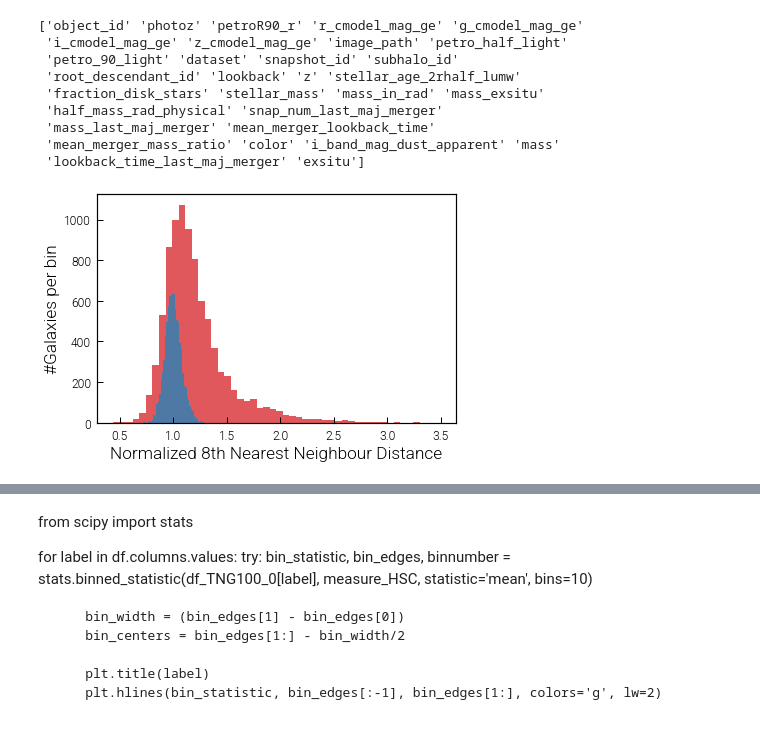
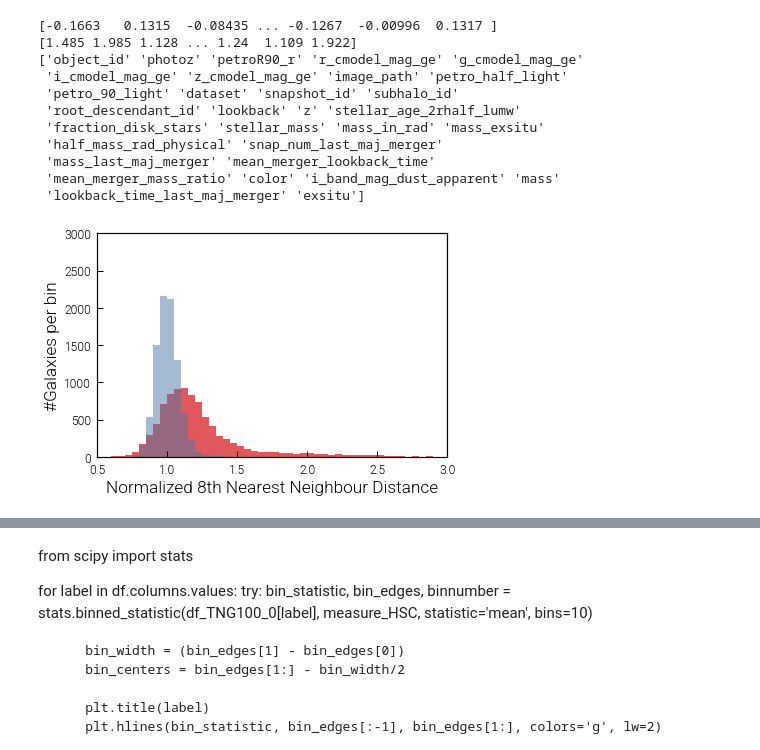
Before and after one commit to milchada/icm-clr, a Jupyter notebook: scripts/postprocessing/compare_distributions.ipynb, the cells around one changed output, grey strips where cells are left out. Drawn from its saved outputs; the diff is of its cells as text; code cells hidden in the pictures.

```diff
--- a/scripts/postprocessing/compare_distributions.ipynb
+++ b/scripts/postprocessing/compare_distributions.ipynb
@@ -6,9 +6,19 @@ import pandas as pd
 with open('../../postprocessing/representation.npy', 'rb') as f:
     rep = np.load(f)
 
+from sklearn.preprocessing import StandardScaler
+scaler = StandardScaler()
+scaler.fit(rep)
+rep_scaled = scaler.transform(rep)
+
+print(np.mean(rep, axis=1))
+print(np.std(rep, axis=1))
+
 df = pd.read_csv('../../dataset/m_test.csv')
 print(df.columns.values)
 # %% [output]
+[-0.1663   0.1315  -0.08435 ... -0.1267  -0.00996  0.1317 ]
+[1.485 1.985 1.128 ... 1.24  1.109 1.922]
 ['object_id' 'photoz' 'petroR90_r' 'r_cmodel_mag_ge' 'g_cmodel_mag_ge'
  'i_cmodel_mag_ge' 'z_cmodel_mag_ge' 'image_path' 'petro_half_light'
  'petro_90_light' 'dataset' 'snapshot_id' 'subhalo_id'
@@ -61,18 +88,20 @@ measure_TNG = mndd.get_normalized_neighbor_distances(rep_TNG100_1)
 # %%
 import matplotlib.pyplot as plt
 
-plt.hist(measure_HSC, bins=50)
-plt.hist(measure_TNG, bins=50)
+plt.hist(measure_HSC, bins=50, range=[0.5,3.0])
+plt.hist(measure_TNG, bins=50, range=[0.5,3.0], alpha = 0.5)
+plt.xlim(0.5,3.0)
+plt.ylim(0, 3000)
 plt.xlabel('Normalized 8th Nearest Neighbour Distance')
 plt.ylabel('#Galaxies per bin')
 plt.show()
 
 max_HSC = np.max(measure_HSC)
 min_HSC = np.min(measure_HSC)
 
 mean_TNG = np.mean(measure_TNG)
 std_TNG = np.std(measure_TNG)
 lower_TNG = mean_TNG - std_TNG
 upper_TNG = mean_TNG + std_TNG
 # %% [output]
-[figure, old version]
+[figure, new version]
```
Also changed, not shown: parts of 3 cells of this notebook, 3 other files.
